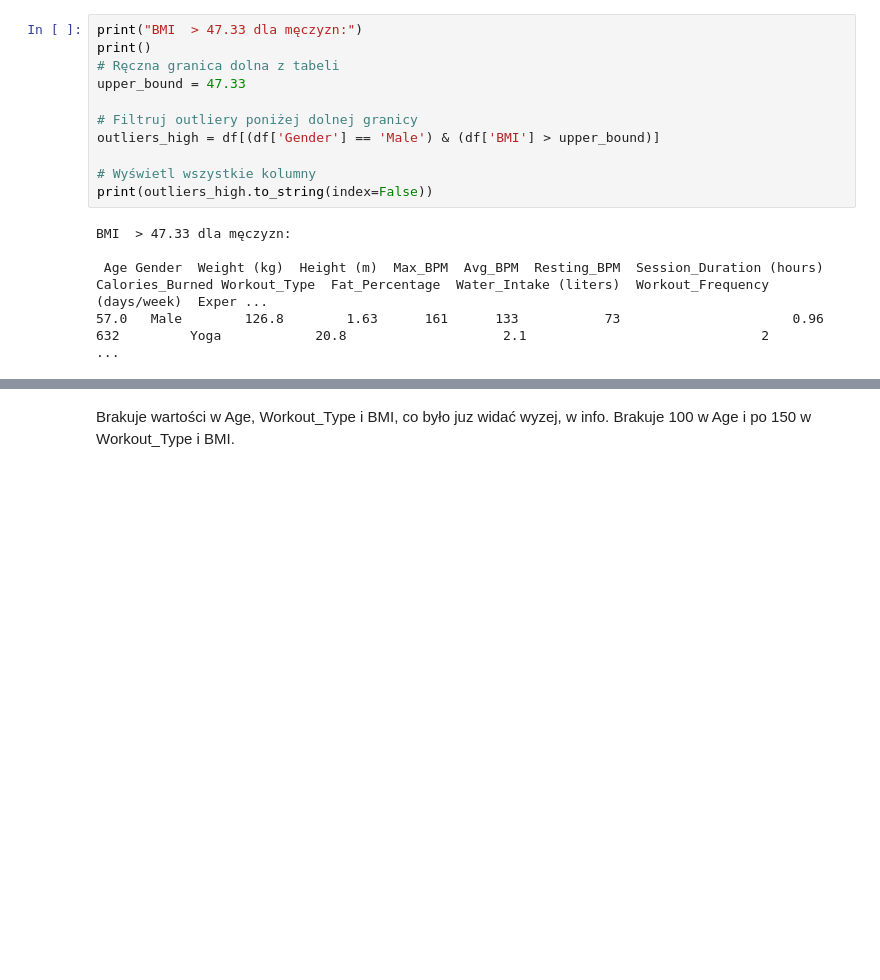
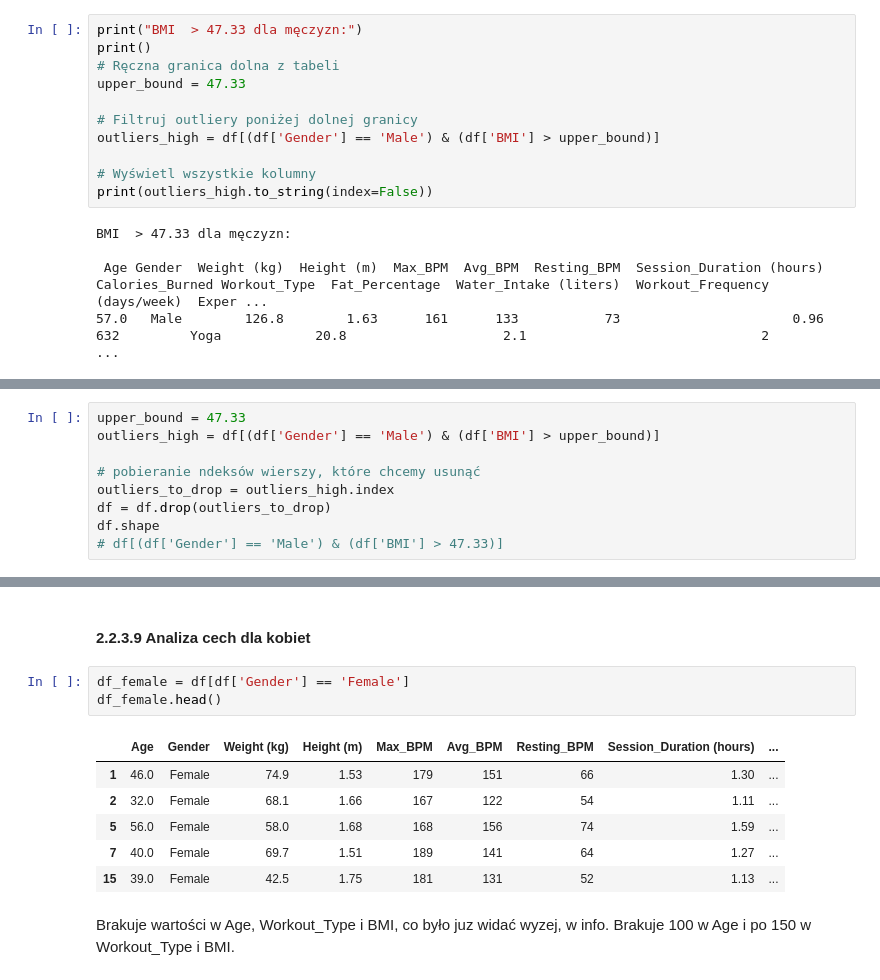
Before and after one commit to annwroblewska/projekt_SAD, a Jupyter notebook: projekt_SAD_ARP.ipynb, the cells around one changed output, grey strips where cells are left out. Cells and saved outputs as stored; diff of their text form; blank space fills up the shorter version.

```diff
--- a/projekt_SAD_ARP.ipynb
+++ b/projekt_SAD_ARP.ipynb
@@ -582,0 +587,9 @@ NameError: name 'df_silownia' is not defined
+# %%
+upper_bound = 47.33
+outliers_high = df[(df['Gender'] == 'Male') & (df['BMI'] > upper_bound)]
+
+# pobieranie ndeksów wierszy, które chcemy usunąć
+outliers_to_drop = outliers_high.index
+df = df.drop(outliers_to_drop)
+df.shape
+# df[(df['Gender'] == 'Male') & (df['BMI'] > 47.33)]
@@ -583,3 +612,15 @@ NameError: name 'df_silownia' is not defined
+# %% [markdown]
+#### 2.2.3.9 Analiza cech dla kobiet
+# %%
+df_female = df[df['Gender'] == 'Female']
+df_female.head()
+# %% [output]
+|  | Age | Gender | Weight (kg) | Height (m) | Max_BPM | Avg_BPM | Resting_BPM | Session_Duration (hours) | ... |
+| 1 | 46.0 | Female | 74.9 | 1.53 | 179 | 151 | 66 | 1.30 | ... |
+| 2 | 32.0 | Female | 68.1 | 1.66 | 167 | 122 | 54 | 1.11 | ... |
+| 5 | 56.0 | Female | 58.0 | 1.68 | 168 | 156 | 74 | 1.59 | ... |
+| 7 | 40.0 | Female | 69.7 | 1.51 | 189 | 141 | 64 | 1.27 | ... |
+| 15 | 39.0 | Female | 42.5 | 1.75 | 181 | 131 | 52 | 1.13 | ... |
 # %% [markdown]
 Brakuje wartości w Age, Workout_Type i BMI, co było juz widać wyzej, w info.
 Brakuje 100 w Age i po 150 w Workout_Type i BMI.
```
Also changed, not shown: parts of 15 cells of this notebook.
